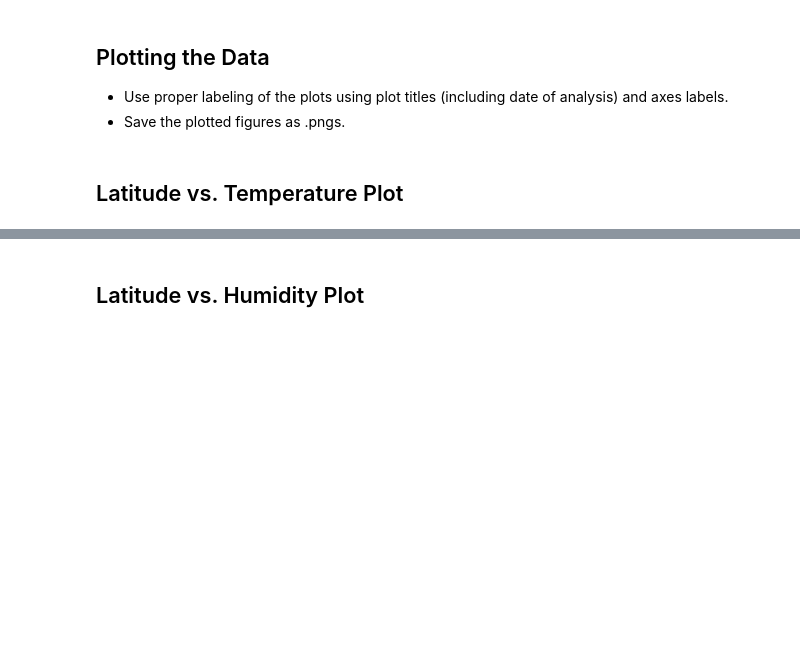
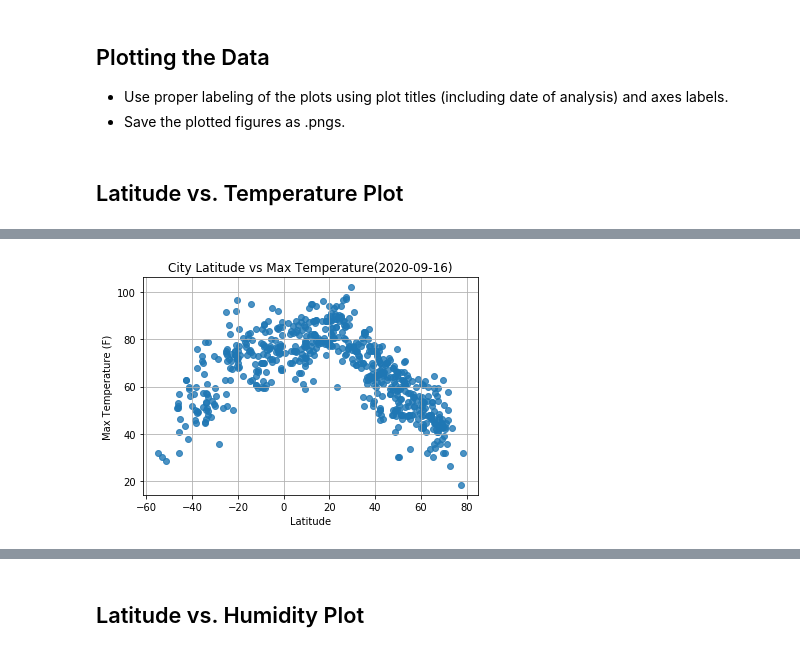
Before and after one commit to berlyflores-98/python-api-challenge, a Jupyter notebook: WeatherPy/WeatherPy.ipynb, the cells around one changed output, grey strips where cells are left out. Saved outputs shown, nothing was run; the diff lists cells and outputs as text; code cells hidden in the pictures; blank space fills up the shorter version.

Commit message:
finshied scatter, started linear reg

```diff
--- a/WeatherPy/WeatherPy.ipynb
+++ b/WeatherPy/WeatherPy.ipynb
@@ -177,0 +176,17 @@ city_df.sort_values(by='Humidity', ascending=False)
+# %%
+#getting date to put in title
+cur_date = pd.to_datetime(city_df['Date'], unit='s')
+plt.scatter(city_df['Lat'],city_df['Max Temp'], alpha=0.8)
+
+#labels
+plt.title(f'City Latitude vs Max Temperature({str(cur_date[0])[:-9]})')
+plt.ylabel('Max Temperature (F)')
+plt.xlabel('Latitude')
+plt.grid()
+
+#saving image
+plt.savefig('Images/Lat_vs_Max_Temp.png')
+
+plt.show()
+# %% [output]
+[figure, added]
```
Also changed, not shown: parts of 21 cells of this notebook, 9 other files.
